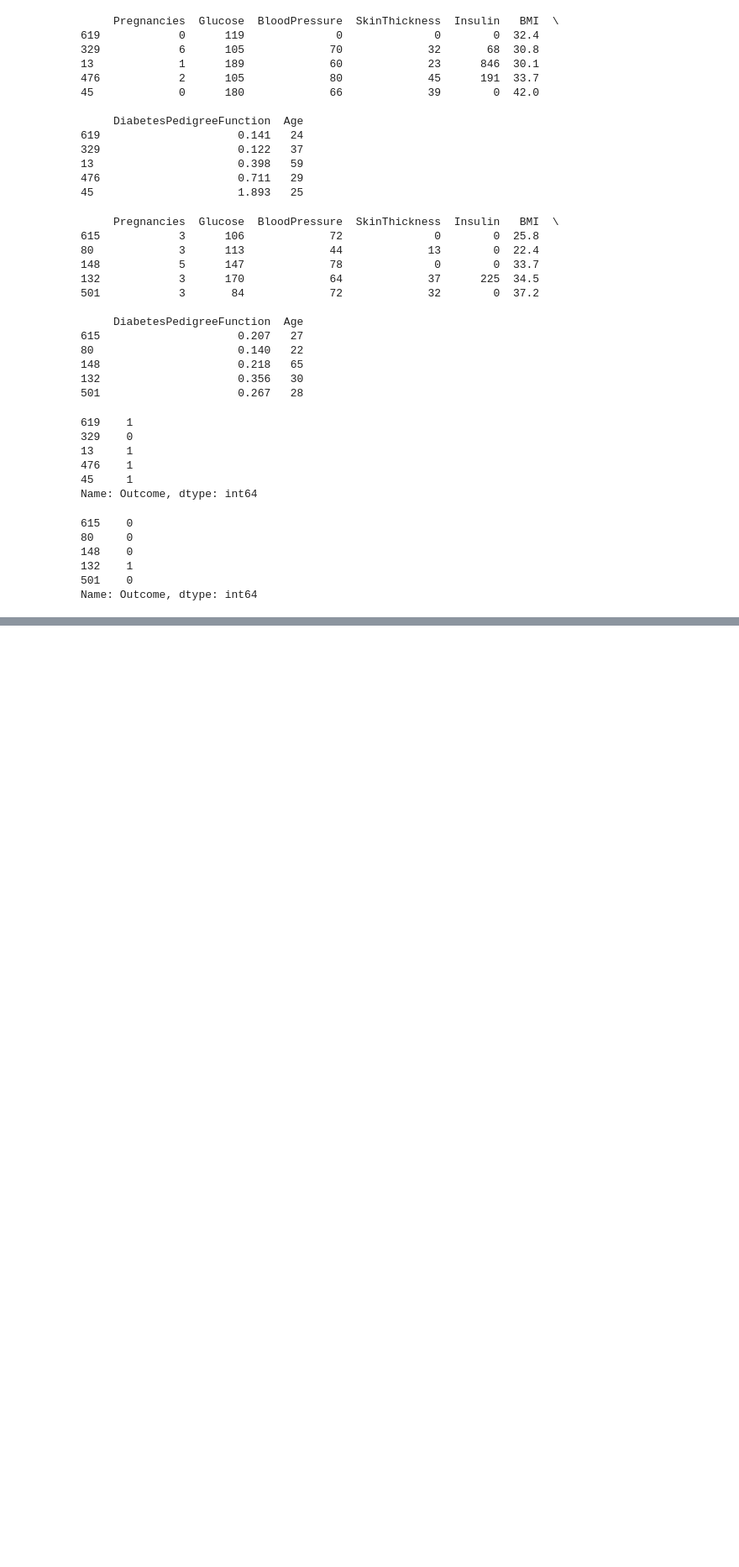
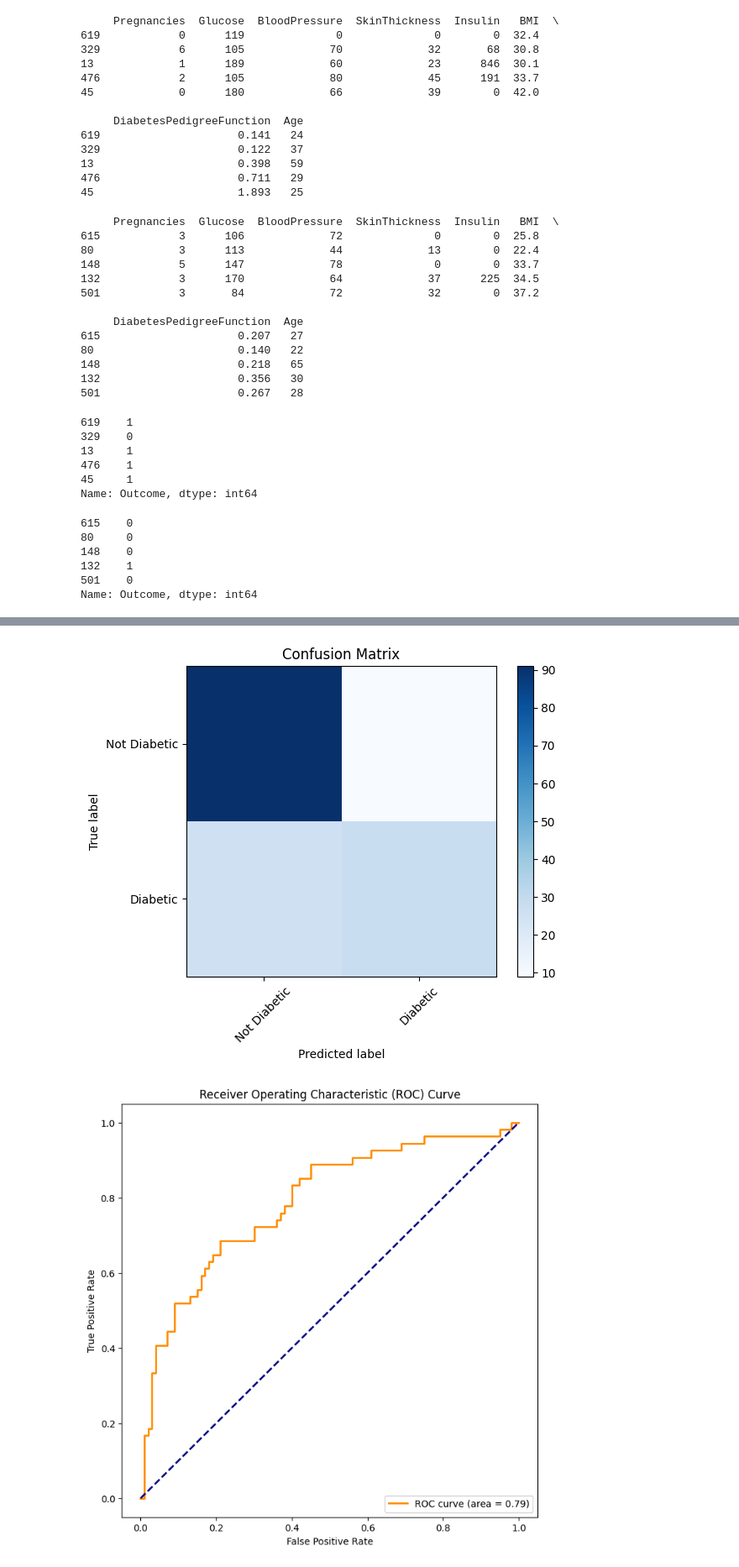
Before and after one commit to NithinU2802/Diabetes_parkinson-Disease-Prediction, a Jupyter notebook: Dataset/Diabeties.ipynb, the cells around one changed output, grey strips where cells are left out. Shown at 84% size. Cells and saved outputs as stored; diff of their text form; code cells hidden in the pictures; blank space fills up the shorter version.

```diff
--- a/Dataset/Diabeties.ipynb
+++ b/Dataset/Diabeties.ipynb
@@ -199,0 +280,40 @@ Name: Outcome, dtype: int64
+# %%
+from sklearn.metrics import confusion_matrix, roc_curve, auc
+
+# Function to plot confusion matrix
+def plot_confusion_matrix(cm, classes, title='Confusion Matrix', cmap=plt.cm.Blues):
+    plt.imshow(cm, interpolation='nearest', cmap=cmap)
+    plt.title(title)
+    plt.colorbar()
+    tick_marks = np.arange(len(classes))
+    plt.xticks(tick_marks, classes, rotation=45)
+    plt.yticks(tick_marks, classes)
+
+    plt.ylabel('True label')
+    plt.xlabel('Predicted label')
+    plt.show()
+
+# Function to plot ROC curve
+def plot_roc_curve(Y_test, Y_prob):
+    fpr, tpr, thresholds = roc_curve(Y_test, Y_prob)
+    roc_auc = auc(fpr, tpr)
+
+    plt.figure(figsize=(8, 8))
+    plt.plot(fpr, tpr, color='darkorange', lw=2, label='ROC curve (area = {:.2f})'.format(roc_auc))
+    plt.plot([0, 1], [0, 1], color='navy', lw=2, linestyle='--')
+    plt.xlabel('False Positive Rate')
+    plt.ylabel('True Positive Rate')
+    plt.title('Receiver Operating Characteristic (ROC) Curve')
+    plt.legend(loc='lower right')
+    plt.show()
+
+# Confusion Matrix
+conf_matrix = confusion_matrix(test_Y, X_test_prediction)
+plot_confusion_matrix(conf_matrix, classes=['Not Diabetic', 'Diabetic'])
+
+# ROC Curve
+Y_prob = classifier.decision_function(test_X)
+plot_roc_curve(test_Y, Y_prob)
+# %% [output]
+[figure, added]
+[figure, added]
```
Also changed, not shown: parts of 9 cells of this notebook.
